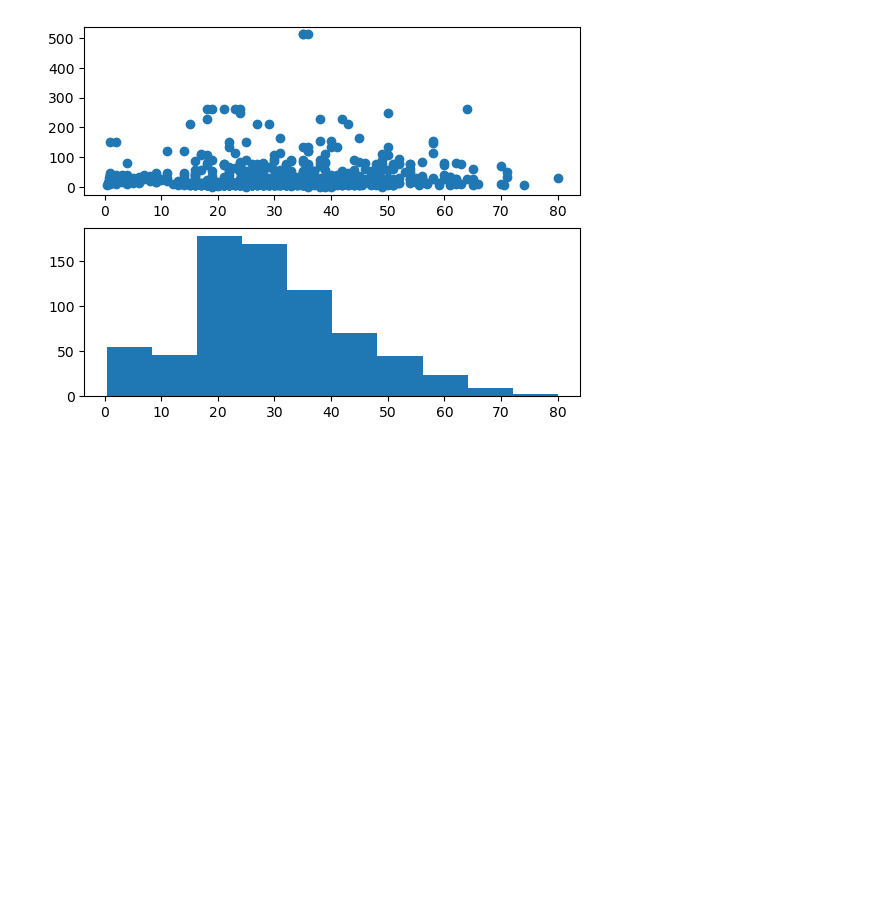
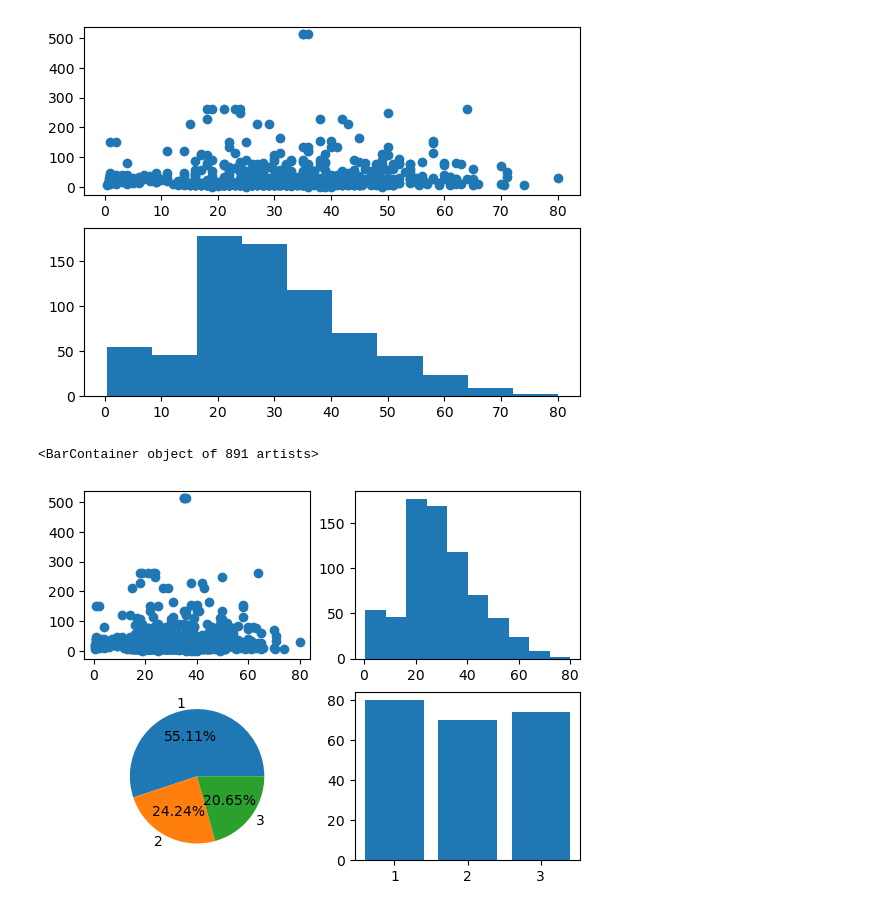
Before and after one commit to cyraemin/eda-mini-projects, a Jupyter notebook: ipl.ipynb, the cells around one changed output. Drawn from its saved outputs; the diff is of its cells as text; code cells hidden in the pictures; blank space fills up the shorter version.

```diff
--- a/ipl.ipynb
+++ b/ipl.ipynb
@@ -133,3 +132,12 @@ ax[1].hist(df['age'])
         64.084, 72.042, 80.   ]),
  <BarContainer object of 10 artists>)
 [figure]
+# %%
+fig, ax=plt.subplots(nrows=2,ncols=2)#2 rows and 2 columns
+ax[0][0].scatter(df["age"],df["fare"])
+ax[0][1].hist(df['age'])
+ax[1][0].pie(df['pclass'].value_counts(),autopct="%0.2f%%",labels=["1","2","3"])
+ax[1][1].bar(df["pclass"],df["age"])
+# %% [output]
+<BarContainer object of 891 artists>
+[figure, added]
```
Also changed, not shown: parts of 2 cells of this notebook.
